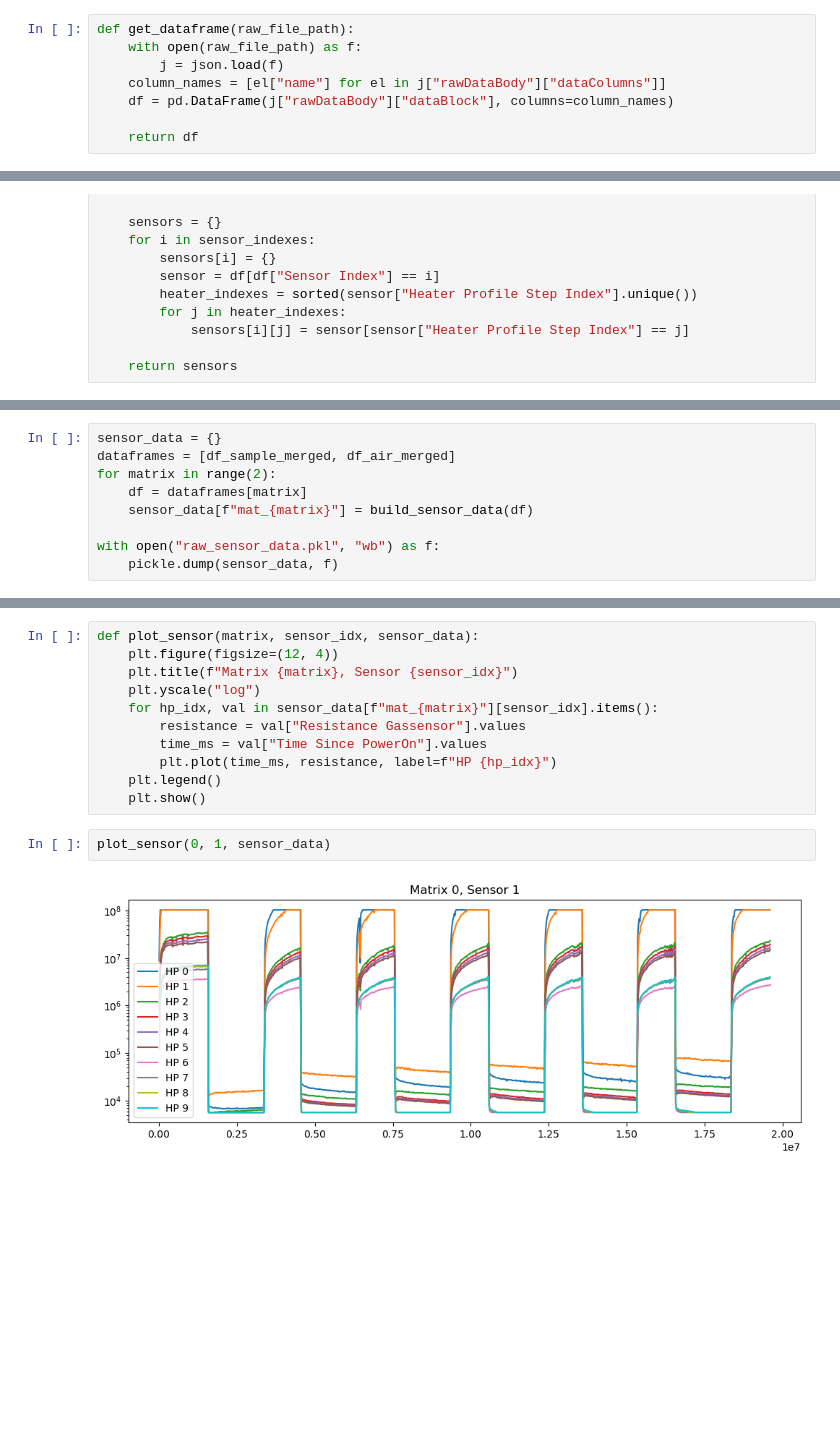
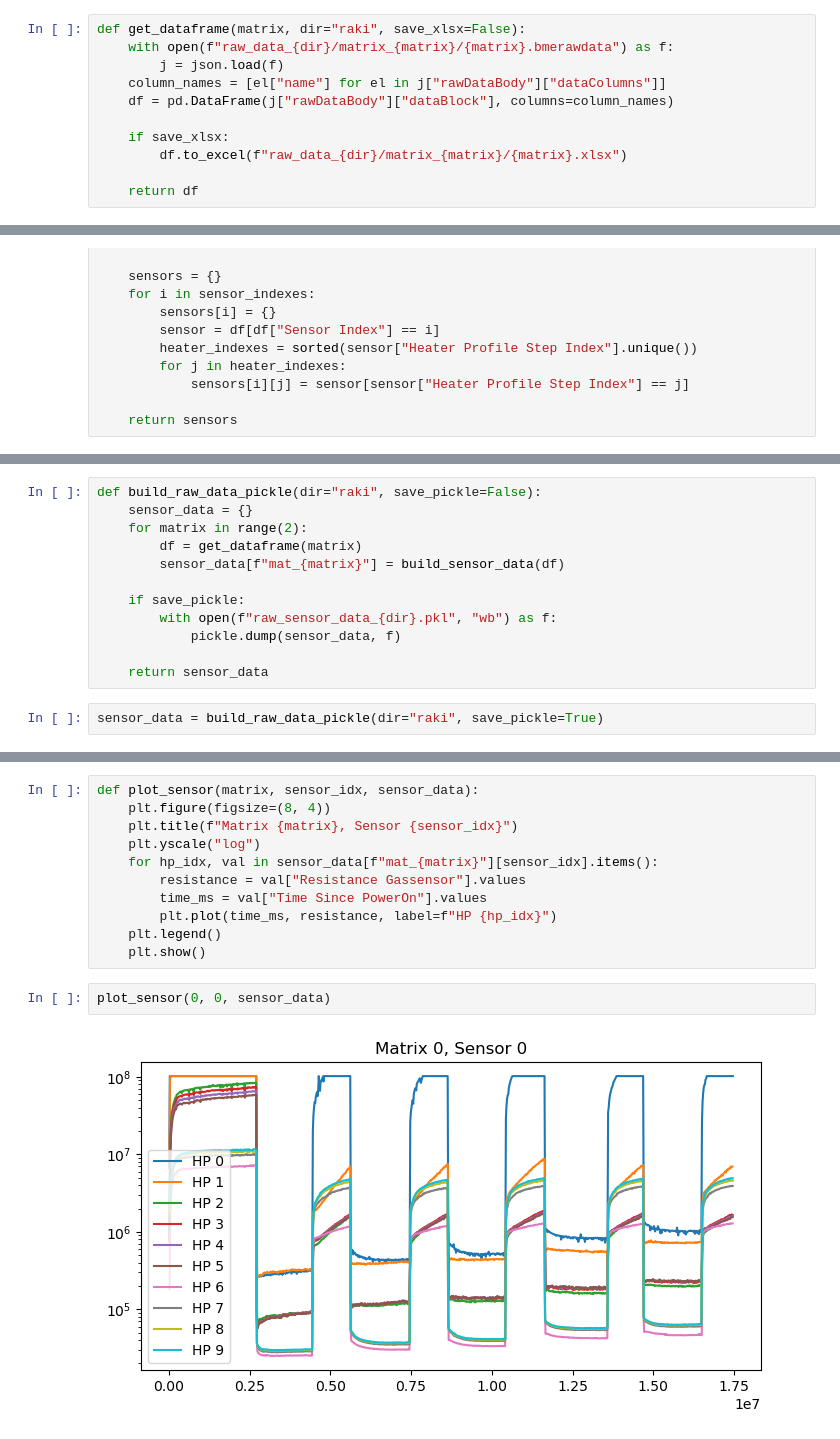
Before and after one commit to ihpar/methanol, a Jupyter notebook: raw_data_reader.ipynb, the cells around one changed output, grey strips where cells are left out. Drawn from its saved outputs; the diff is of its cells as text; blank space fills up the shorter version.

Commit message:
adds parsed raw data

```diff
--- a/raw_data_reader.ipynb
+++ b/raw_data_reader.ipynb
@@ -6,8 +8,11 @@ import matplotlib.pyplot as plt
 # %%
-def get_dataframe(raw_file_path):
-    with open(raw_file_path) as f:
+def get_dataframe(matrix, dir="raki", save_xlsx=False):
+    with open(f"raw_data_{dir}/matrix_{matrix}/{matrix}.bmerawdata") as f:
         j = json.load(f)
     column_names = [el["name"] for el in j["rawDataBody"]["dataColumns"]]
     df = pd.DataFrame(j["rawDataBody"]["dataBlock"], columns=column_names)
 
+    if save_xlsx:
+        df.to_excel(f"raw_data_{dir}/matrix_{matrix}/{matrix}.xlsx")
+
     return df
@@ -58,12 +40,17 @@ df_air_merged.to_csv("mat_1.csv")
 # %%
-sensor_data = {}
-dataframes = [df_sample_merged, df_air_merged]
-for matrix in range(2):
-    df = dataframes[matrix]
-    sensor_data[f"mat_{matrix}"] = build_sensor_data(df)
+def build_raw_data_pickle(dir="raki", save_pickle=False):
+    sensor_data = {}
+    for matrix in range(2):
+        df = get_dataframe(matrix)
+        sensor_data[f"mat_{matrix}"] = build_sensor_data(df)
 
-with open("raw_sensor_data.pkl", "wb") as f:
-    pickle.dump(sensor_data, f)
+    if save_pickle:
+        with open(f"raw_sensor_data_{dir}.pkl", "wb") as f:
+            pickle.dump(sensor_data, f)
+
+    return sensor_data
+# %%
+sensor_data = build_raw_data_pickle(dir="raki", save_pickle=True)
 # %%
 sensor_data["mat_0"][0][0]
 # %% [output]
@@ -83,6 +70,6 @@ sensor_data["mat_0"][0][0]
 # %%
 def plot_sensor(matrix, sensor_idx, sensor_data):
-    plt.figure(figsize=(12, 4))
+    plt.figure(figsize=(8, 4))
     plt.title(f"Matrix {matrix}, Sensor {sensor_idx}")
     plt.yscale("log")
     for hp_idx, val in sensor_data[f"mat_{matrix}"][sensor_idx].items():
@@ -92,7 +79,7 @@ def plot_sensor(matrix, sensor_idx, sensor_data):
     plt.legend()
     plt.show()
 # %%
-plot_sensor(0, 1, sensor_data)
+plot_sensor(0, 0, sensor_data)
 # %% [output]
-[figure, old version]
+[figure, new version]
 # %%
```
Also changed, not shown: parts of 9 cells of this notebook, 6 other files.
